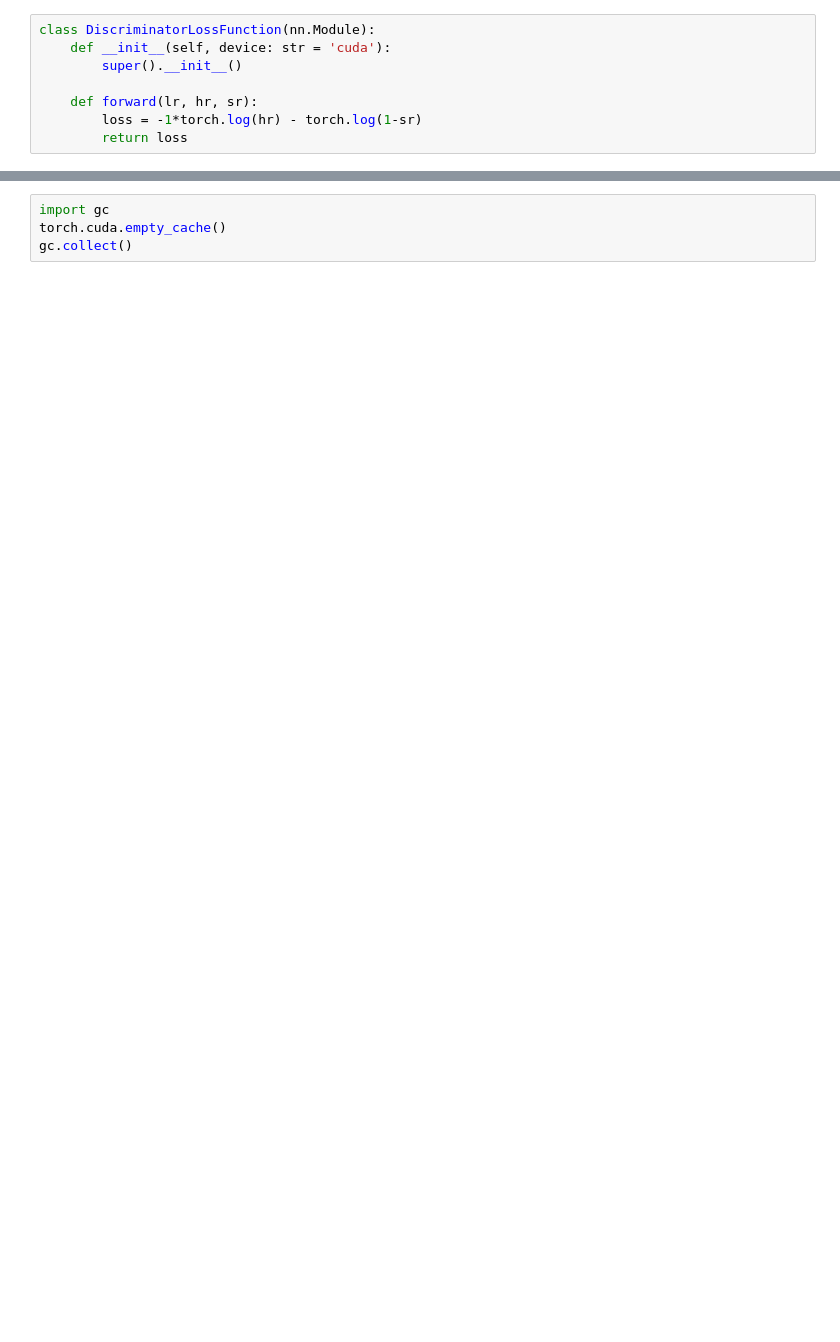
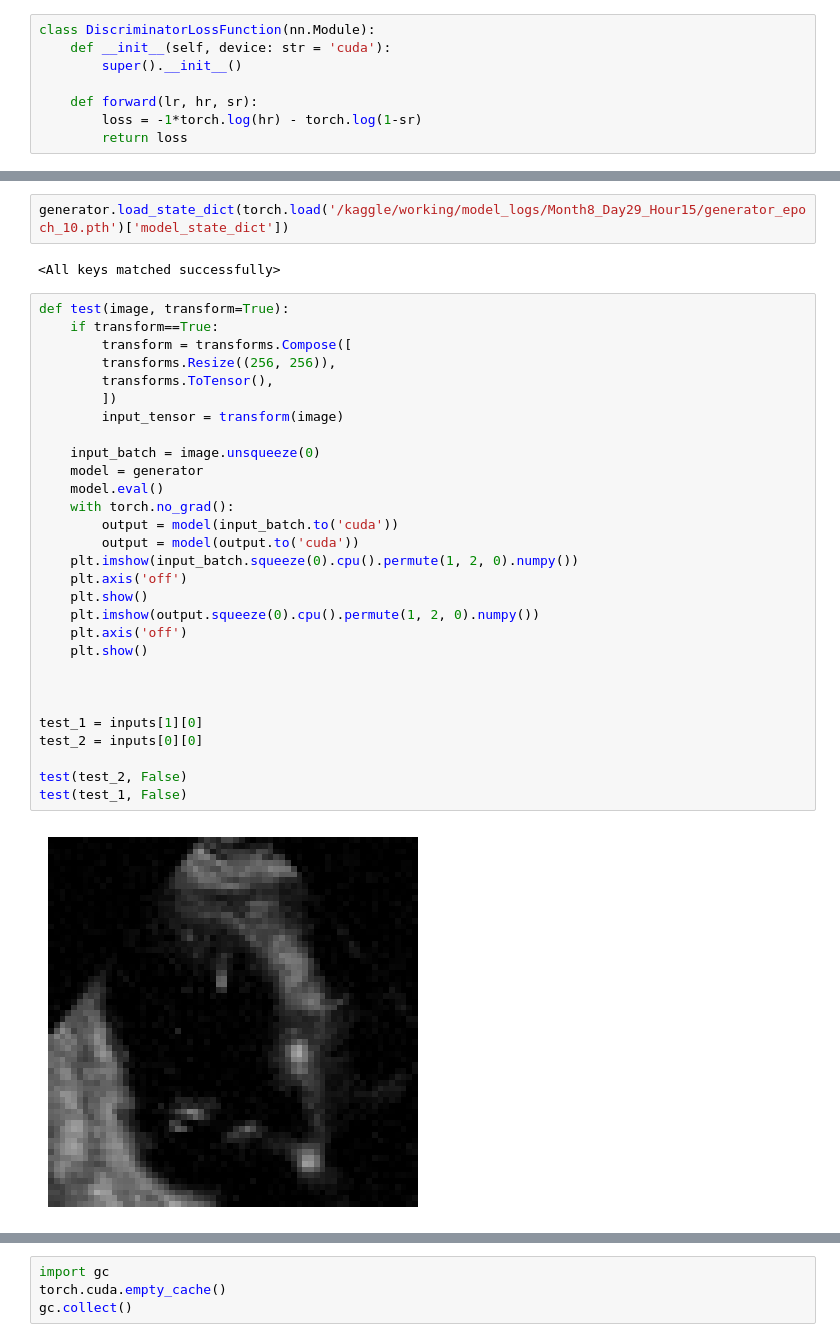
Before and after one commit to parsakhavarinejad/MedSRGAN-Pytorch, a Jupyter notebook: notebook/medsrgan.ipynb, the cells around one changed output, grey strips where cells are left out. Cells and saved outputs as stored; diff of their text form; blank space fills up the shorter version.

```diff
--- a/notebook/medsrgan.ipynb
+++ b/notebook/medsrgan.ipynb
@@ -447,0 +451,35 @@ Models saved at epoch 0
+# %%
+generator.load_state_dict(torch.load('/kaggle/working/model_logs/Month8_Day29_Hour15/generator_epoch_10.pth')['model_state_dict'])
+# %% [output]
+<All keys matched successfully>
+# %%
+def test(image, transform=True):
+    if transform==True:
+        transform = transforms.Compose([
+        transforms.Resize((256, 256)),
+        transforms.ToTensor(),
+        ])
+        input_tensor = transform(image)
+
+    input_batch = image.unsqueeze(0)
+    model = generator
+    model.eval()
+    with torch.no_grad():
+        output = model(input_batch.to('cuda'))
+        output = model(output.to('cuda'))
+    plt.imshow(input_batch.squeeze(0).cpu().permute(1, 2, 0).numpy())
+    plt.axis('off')
+    plt.show()
+    plt.imshow(output.squeeze(0).cpu().permute(1, 2, 0).numpy())
+    plt.axis('off')
+    plt.show()
+
+
+
+test_1 = inputs[1][0]
+test_2 = inputs[0][0]
+
+test(test_2, False)
+test(test_1, False)
+# %% [output]
+[figure, added]
```
Also changed, not shown: parts of 11 cells of this notebook.
